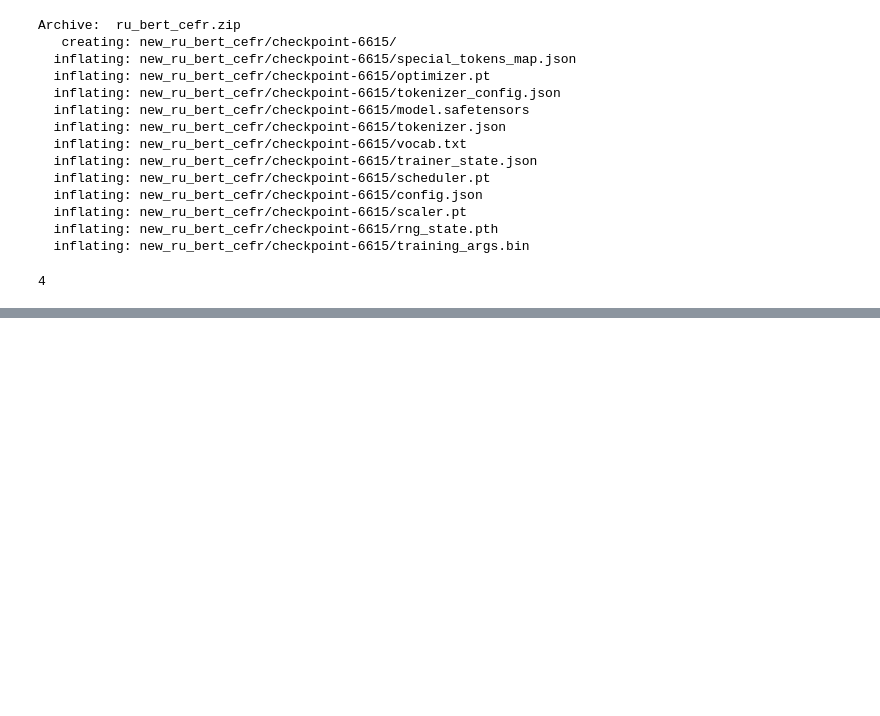
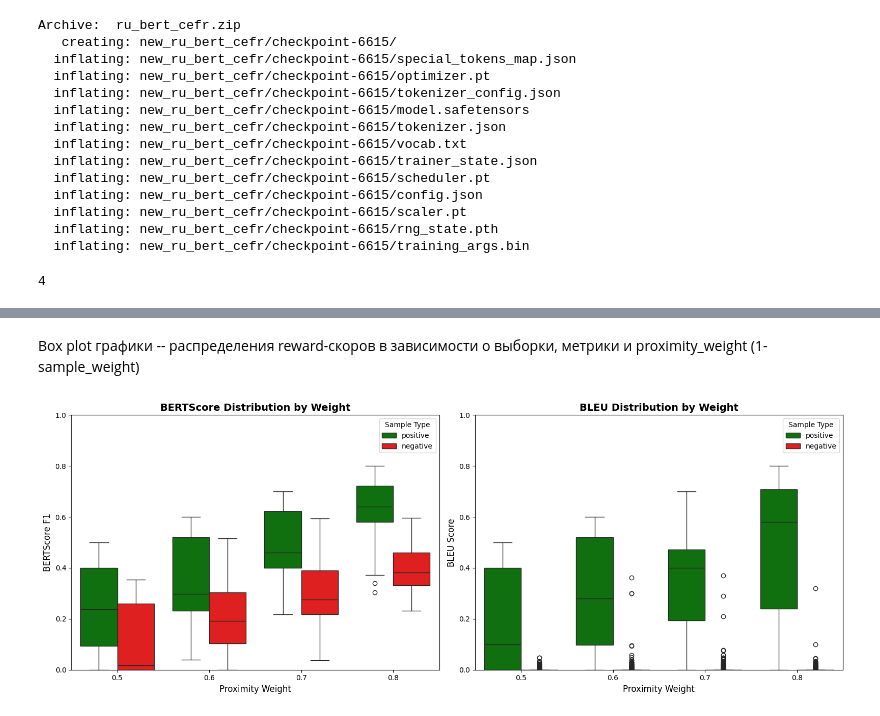
Before and after one commit to usmor/russian-cefr-aligner, a Jupyter notebook: finetuning/project_nlp1.ipynb, the cells around one changed output, grey strips where cells are left out. Cells and saved outputs as stored; diff of their text form; code cells hidden in the pictures; blank space fills up the shorter version.

```diff
--- a/finetuning/project_nlp1.ipynb
+++ b/finetuning/project_nlp1.ipynb
@@ -755,0 +912,19 @@ test_reward
+# %%
+rows = []
+
+for weight, samples in rf_logs.items():
+
+  for s in range(len(samples)):
+    for metric in samples[s].keys():
+      for score in samples[s][metric]:
+        if s == 0:
+          sample = 'positive'
+        else:
+          sample = 'negative'
+
+        rows.append({'weight': weight,
+                    'score': score,
+                    'metric': metric,
+                    'sample':sample})
+
+rf_df = pd.DataFrame(rows)
@@ -755,0 +947,29 @@ test_reward
+# %% [markdown]
+Box plot графики -- распределения reward-скоров в зависимости о выборки, метрики и proximity_weight (1-sample_weight)
+# %%
+fig, axes = plt.subplots(1, 2, figsize=(16, 6))
+
+bert_data = rf_df[rf_df['metric'] == 'bert']
+sns.boxplot(data=bert_data, x='weight', y='score', hue='sample',
+                ax=axes[0], palette={'positive': 'green', 'negative': 'red'})
+
+axes[0].set_title('BERTScore Distribution by Weight', fontsize=14, fontweight='bold')
+axes[0].set_ylim(-0, 1)
+axes[0].set_xlabel('Proximity Weight', fontsize=12)
+axes[0].set_ylabel('BERTScore F1', fontsize=12)
+axes[0].legend(title='Sample Type')
+
+bleu_data = rf_df[rf_df['metric'] == 'bleu']
+sns.boxplot(data=bleu_data, x='weight', y='score', hue='sample',
+            ax=axes[1], palette={'positive': 'green', 'negative': 'red'})
+axes[1].set_title('BLEU Distribution by Weight', fontsize=14, fontweight='bold')
+axes[1].set_ylim(-0, 1)
+axes[1].set_xlabel('Proximity Weight', fontsize=12)
+axes[1].set_ylabel('BLEU Score', fontsize=12)
+axes[1].legend(title='Sample Type')
+
+
+plt.tight_layout()
+plt.show()
+# %% [output]
+[figure, added]
```
Also changed, not shown: parts of 28 cells of this notebook.
